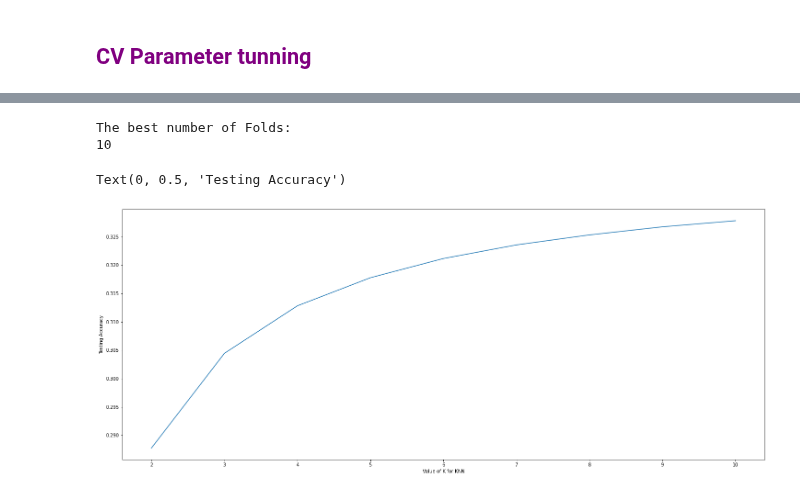
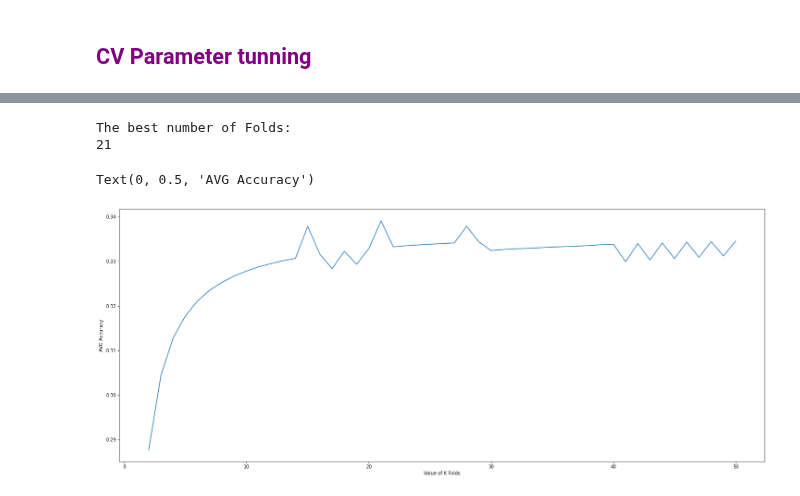
Before and after one commit to RafsanJany-44/Machine-School, a Jupyter notebook: K_fold_CV.ipynb, the cells around one changed output, grey strips where cells are left out. Saved outputs shown, nothing was run; the diff lists cells and outputs as text; code cells hidden in the pictures.

```diff
--- a/K_fold_CV.ipynb
+++ b/K_fold_CV.ipynb
@@ -92,7 +92,7 @@ Logistic regression Accurecy for 3 fold: 0.31778539931406175
 # %%
 from sklearn.linear_model import LogisticRegression
 
-Kfolds=25
+Kfolds=50
 Kfolds_range = range (2,Kfolds+1)
 scores={}
 scores_list = []
@@ -118,15 +126,15 @@ print("The best number of Folds:")
 print(list(scores.keys())[scores_list.index(max(scores_list))])
 # %% [output]
 The best number of Folds:
-10
+21
 # %%
 %matplotlib inline
 import matplotlib.pyplot as plt
 
 plt.figure(figsize = (25,10))
 plt.plot(Kfolds_range,scores_list)
-plt.xlabel('Value of K for KNN')
-plt.ylabel ('Testing Accuracy')
+plt.xlabel('Value of K Folds')
+plt.ylabel ('AVG Accuracy')
 # %% [output]
-Text(0, 0.5, 'Testing Accuracy')
+Text(0, 0.5, 'AVG Accuracy')
-[figure, old version]
+[figure, new version]
```
Also changed, not shown: parts of 2 cells of this notebook.
